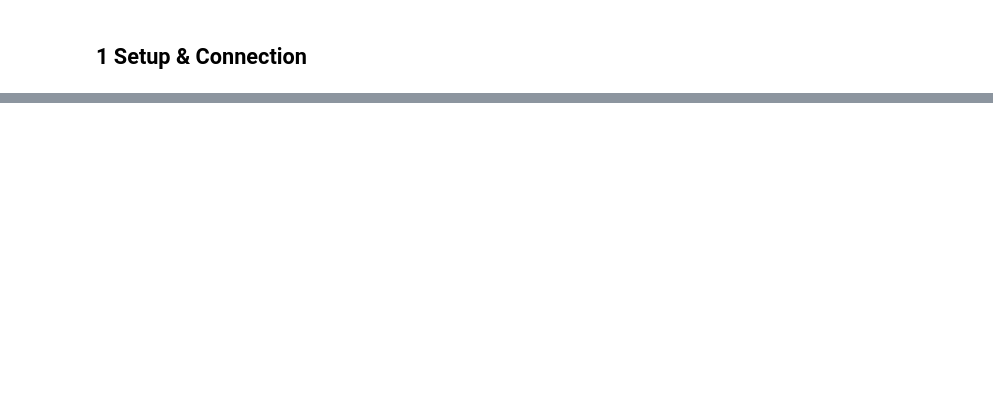
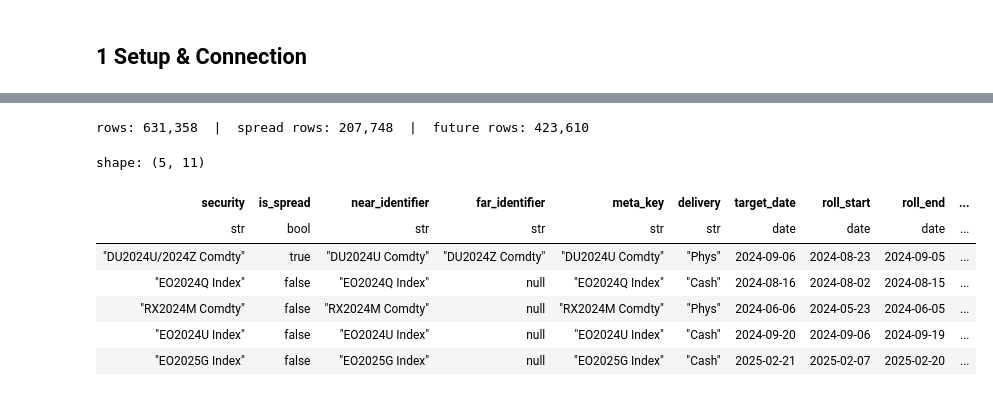
Before and after one commit to qe-internship-wjw/ip1, a Jupyter notebook: notebooks/01_ob_signals_calendar_spread.ipynb, the cells around one changed output, grey strips where cells are left out. Drawn from its saved outputs; the diff is of its cells as text; code cells hidden in the pictures; blank space fills up the shorter version.

```diff
--- a/notebooks/01_ob_signals_calendar_spread.ipynb
+++ b/notebooks/01_ob_signals_calendar_spread.ipynb
@@ -465,0 +165,48 @@ df_scatter = (
+# %%
+# --- 3  Merge + parse + calendar + date filter ------------------------------------
+
+# Step 1: merge BINNED_DATA with QCODE_MAPPING on QCODE.
+# Spreads pulled via the name-pattern filter may have QCODEs outside subset_qcodes,
+# so their bbg_code / yellow_key / delivery / is_convention_buy_near will be null here.
+data = binned.join(qmap, on='qcode', how='left')
+
+# Step 2: parse SECURITY -> is_spread, near/far identifiers, meta_key.
+data = parse_security(data, col='security')
+
+data.head()
+
+# Steps 3-4: build the per-future roll calendar (target date + own/previous roll windows).
+calendar = build_contract_calendar(sec_meta, qmap, roll_days=10)
+
+# Drop qmap's 'delivery' before joining the calendar so the calendar's 'delivery'
+# (correctly resolved from BBG_CODE+YELLOW_KEY for every security) is the sole authority.
+data = data.drop('delivery')
+data = data.join(
+    calendar.rename({'security': 'meta_key'}),
+    on='meta_key',
+    how='left',
+)
+
+# Step 5: trading date from PUBLICATION_DATE (BIN_START_TIME is time-only, not a date).
+data = data.with_columns(date=pl.col('publication_date').cast(pl.Date))
+
+# Step 6: keep only rows whose near-leg target date is in 2024 or 2025.
+# target_date = FIRST_NOTICE_DATE (Phys) or LAST_TRADE_DATE (Cash), already set by the calendar.
+data = data.filter(pl.col('publication_date').dt.year().is_in([2024, 2025]))
+
+n_spread = data.filter(pl.col('is_spread')).height
+print(f'rows: {data.height:,}  |  spread rows: {n_spread:,}  |  future rows: {data.height - n_spread:,}')
+data.select(
+    'security', 'is_spread', 'near_identifier', 'far_identifier', 'meta_key',
+    'delivery', 'target_date', 'roll_start', 'roll_end', 'prev_roll_start', 'prev_roll_end',
+).head()
+# %% [output]
+rows: 631,358  |  spread rows: 207,748  |  future rows: 423,610
+shape: (5, 11)
+| security | is_spread | near_identifier | far_identifier | meta_key | delivery | target_date | roll_start | roll_end | ... |
+| str | bool | str | str | str | str | date | date | date | ... |
+| "DU2024U/2024Z Comdty" | true | "DU2024U Comdty" | "DU2024Z Comdty" | "DU2024U Comdty" | "Phys" | 2024-09-06 | 2024-08-23 | 2024-09-05 | ... |
+| "EO2024Q Index" | false | "EO2024Q Index" | null | "EO2024Q Index" | "Cash" | 2024-08-16 | 2024-08-02 | 2024-08-15 | ... |
+| "RX2024M Comdty" | false | "RX2024M Comdty" | null | "RX2024M Comdty" | "Phys" | 2024-06-06 | 2024-05-23 | 2024-06-05 | ... |
+| "EO2024U Index" | false | "EO2024U Index" | null | "EO2024U Index" | "Cash" | 2024-09-20 | 2024-09-06 | 2024-09-19 | ... |
+| "EO2025G Index" | false | "EO2025G Index" | null | "EO2025G Index" | "Cash" | 2025-02-21 | 2025-02-07 | 2025-02-20 | ... |
```
Also changed, not shown: parts of 46 cells of this notebook, 3 other files.
